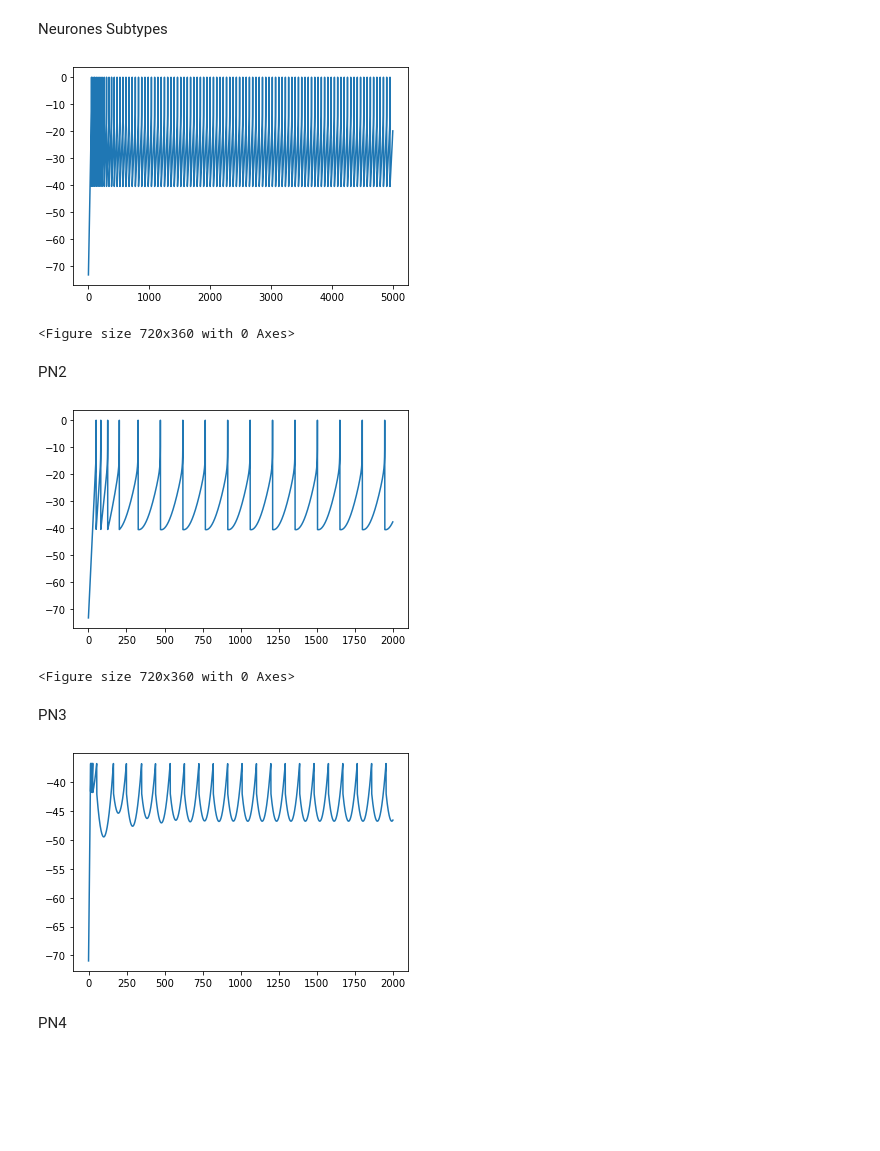
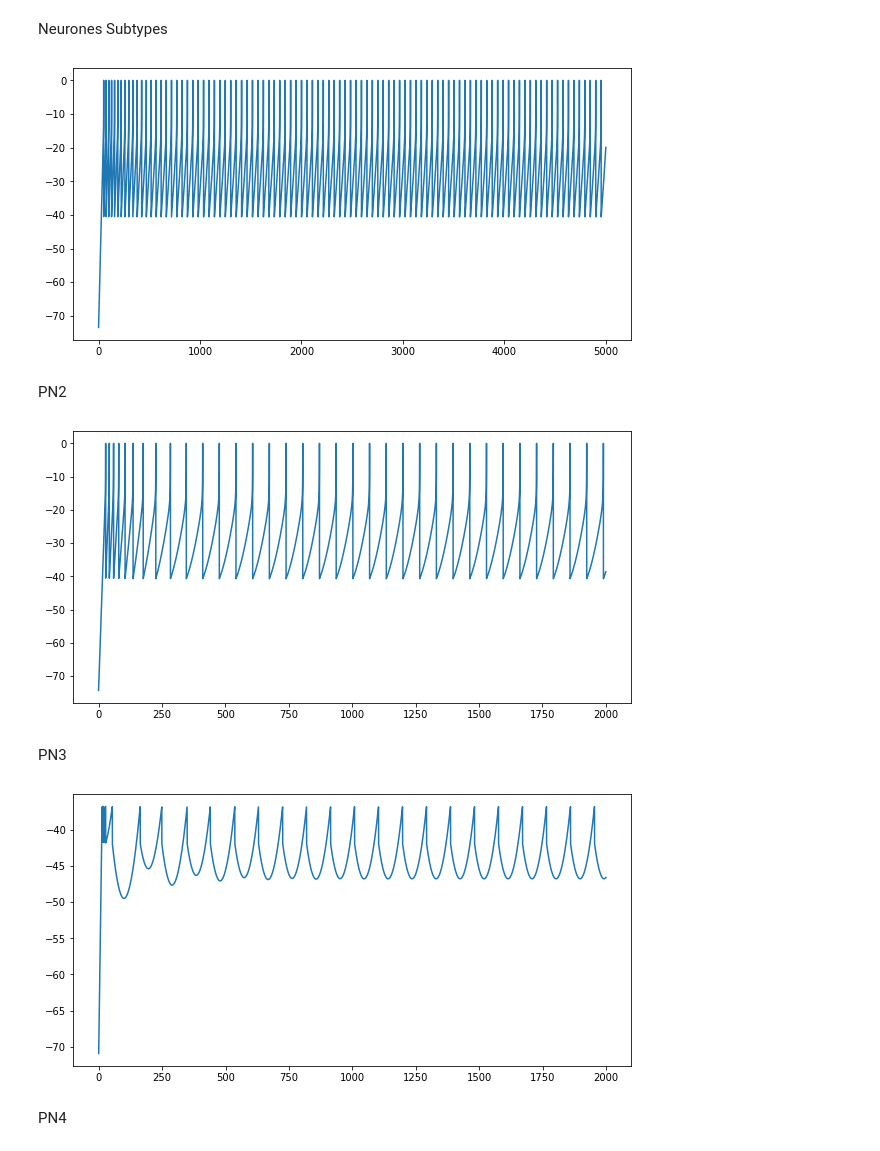
Before and after one commit to Jaffar-Hussein/ADEX, a Jupyter notebook: Models/claustrum_neurones_simulation.ipynb, the cells around one changed output. Drawn from its saved outputs; the diff is of its cells as text; code cells hidden in the pictures; blank space fills up the shorter version.

Commit message:
ft:Addition of the figure sizes for the graphs

```diff
--- a/Models/claustrum_neurones_simulation.ipynb
+++ b/Models/claustrum_neurones_simulation.ipynb
@@ -37,30 +37,30 @@ parameters = {
 # %%
 eqs = """
     dvm/dt = (g_l*(e_l - vm) + g_l*d_t*exp((vm-v_t)/d_t) + i_stim - w)/c_m : volt
     dw/dt  = (a*(vm - e_l) - w)/tau_w : amp
     """
 neuron = NeuronGroup(
     1,
     model=eqs,
     threshold="vm > 0*mV", reset="vm = v_r; w += b",
     method="euler",
     namespace=parameters,
 )
 neuron.vm = parameters["e_l"]
 neuron.w = 0
 states = StateMonitor(neuron, ["vm", "w"], record=True, when="thresholds")
 defaultclock.dt = 0.1 * ms
 run(5 * second)
 # clip membrane voltages to threshold (0 mV)
 vms = np.clip(states[0].vm / mV, a_min=None, a_max=0)
+plt.figure(figsize=(10, 5))
 plt.plot(states[0].t / ms, vms)
 
-fig = plt.figure(figsize=(10, 5))
+
 
 plt.show()
 # %% [output]
-[figure, old version]
+[figure, new version]
-<Figure size 720x360 with 0 Axes>
 # %% [markdown]
 PN2
 # %%
@@ -98,14 +98,14 @@ defaultclock.dt = 0.1 * ms
 run(2 * second)
 # clip membrane voltages to threshold (0 mV)
 vms = np.clip(states[0].vm / mV, a_min=None, a_max=0)
+fig = plt.figure(figsize=(10, 5))
+
 plt.plot(states[0].t / ms, vms)
 
-fig = plt.figure(figsize=(10, 5))
 
 plt.show()
 # %% [output]
-[figure, old version]
+[figure, new version]
-<Figure size 720x360 with 0 Axes>
 # %% [markdown]
 PN3
 # %%
@@ -144,16 +144,19 @@ run(2* second)
 vms = np.clip(states[0].vm / mV, a_min=None, a_max=0)
 # plt.ylim(-80, -10)
 # plt.figure(figsize=(6,3),dpi=1440)
+# plt.figure(figsize=(10,5))
+# plt.figure(figsize=(10,5))
+plt.figure(figsize=(10,5))
+
 plt.plot(states[0].t / ms, vms)
 
 # plt.figure(figsize=(6, 3))
 # fig.suptitle('adaptation')
 
 # plt.ylim(-80, -10)
-# plt.figure(figsize=(10,5))
 plt.show()
 # %% [output]
-[figure, old version]
+[figure, new version]
 # %% [markdown]
 PN4
 # %%
```
Also changed, not shown: parts of 1 cell of this notebook, 5 other files.
